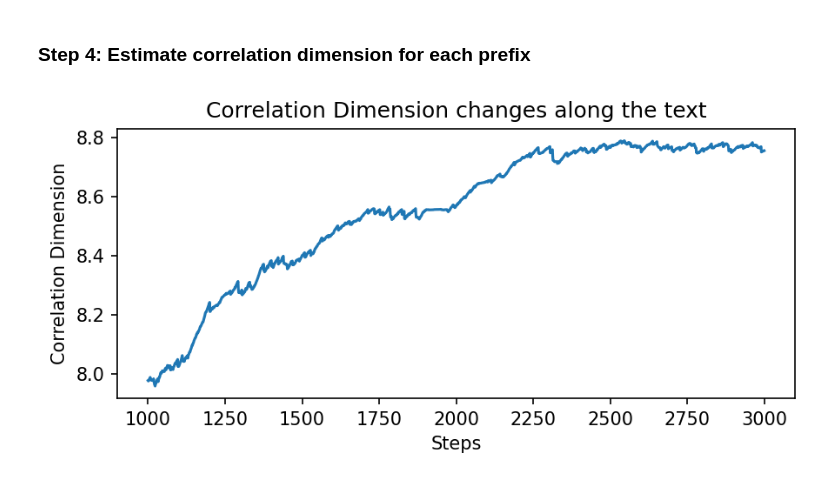
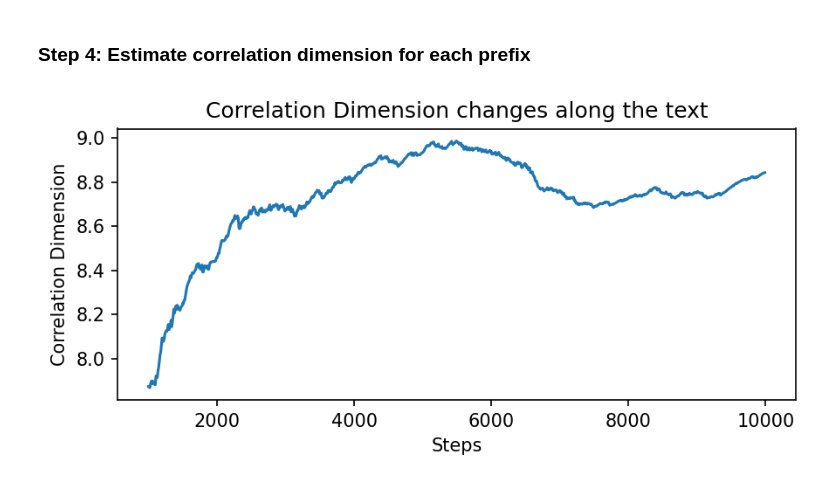
Before and after one commit to kduxin/corrdim, a Jupyter notebook: examples/basic_usage.ipynb, the cells around one changed output. Cells and saved outputs as stored; diff of their text form; code cells hidden in the pictures.

```diff
--- a/examples/basic_usage.ipynb
+++ b/examples/basic_usage.ipynb
@@ -179,23 +157,21 @@ Calculate correlation integral values for a range of epsilon (distance threshold
 epsilons = torch.logspace(-20, 20, 10000, device="cuda")
 
 # Compute correlation integral for each epsilon
-corrint = corrdim.correlation_integral(logprobs, epsilons)
+curve = corrdim.curve_from_vectors(logprobs)
 # %% [markdown]
 ### Step 4: Estimate correlation dimension
 
 Fit the correlation dimension from the correlation integral curve.
 # %%
 # Our custom implementation: compute correlation dimension from the curve
-result = corrdim.CorrelationDimensionCalculator.compute_correlation_dimension_from_curve(
-    epsilons=epsilons.cpu().numpy(),
-    corrints=corrint.cpu().numpy(),
-    sequence_length=logprobs.shape[0],
+result = corrdim.estimate_dimension_from_curve(
+    curve=curve,
     correlation_integral_range="auto",
 )
 
 # Plot the results
 fig, ax = plt.subplots(1, 1, figsize=(4, 3), dpi=150)
-ax.plot(result.epsilons_linear_region, result.corrints_linear_region,
+ax.plot(result.epsilons_linear_region, result.corrints_linear_region, '.-',
         label=f"corrdim = {result.corrdim:.2f}")
 ax.set_xscale("log")
 ax.set_yscale("log")
@@ -223,9 +198,8 @@ import corrdim
 model_name = "Qwen/Qwen2.5-1.5B"
 model = transformers.AutoModelForCausalLM.from_pretrained(
     model_name,
-    device_map="cuda",
     dtype=torch.float16,
-)
+).to("cuda")
 tokenizer = transformers.AutoTokenizer.from_pretrained(model_name)
 
 # Load a single article as example
@@ -242,7 +216,7 @@ Get log-probability vectors for each token.
 **Note**: Without dimension reduction, the full vocabulary is very large, so we use 3,000 tokens here to manage memory.
 # %%
 # Tokenize and get model outputs
-max_tokens = 3000
+max_tokens = 10000
 inputs = tokenizer(text, max_length=max_tokens, truncation=True, return_tensors="pt").to("cuda")
 outputs = model(**inputs)
 logits = outputs.logits[0]
@@ -251,4 +225,7 @@ logits = outputs.logits[0]
 logprobs = logits.log_softmax(-1)
 print(f"Log-probabilities shape: {logprobs.shape}")
 print(f"Vocabulary size: {logprobs.shape[1]}")
+
+logprobs = corrdim.reduce_dimension(logprobs, num_groups=8192)
+print(f"Reduced log-probabilities shape: {logprobs.shape}")
 # %% [output]
@@ -267,27 +245,32 @@ corrints_arr = corrdim.progressive_correlation_integral(logprobs, epsilons)
 # %%
 # Our custom implementation: compute correlation dimension from the curve
 fig, ax = plt.subplots(1, 1, figsize=(6, 3), dpi=150)
 
-epsilon_range=(500, 1200)
+epsilon_range=(500, 1200)       # <-- This would change the value of corrdim
 colormap = plt.get_cmap("coolwarm")
 
-corrdims = pd.Series()
-for i in range(1000, max_tokens):      # Skip first 1000 tokens
+xs = []
+ys = []
+for i in range(1000, max_tokens, 10):      # Skip first 1000 tokens
     corrints = corrints_arr[i]
-    result = corrdim.CorrelationDimensionCalculator.compute_correlation_dimension_from_curve(
-        epsilons=epsilons.cpu().numpy(),
-        corrints=corrints.cpu().numpy(),
-        sequence_length=logprobs.shape[0],
+    result = corrdim.estimate_dimension_from_curve(
+        curve=corrdim.CurveResult(
+            epsilons=epsilons.cpu().numpy(),
+            corrints=corrints.cpu().numpy(),
+            sequence_length=logprobs.shape[0],
+        ),
+        correlation_integral_range=None,
         epsilon_range=epsilon_range,
     )
-    corrdims[i] = result.corrdim
+    xs.append(i)
+    ys.append(result.corrdim)
 
-plt.plot(corrdims)
+plt.plot(xs, ys)
 
 ax.set_xlabel("Steps")
 ax.set_ylabel("Correlation Dimension")
 ax.set_title("Correlation Dimension changes along the text")
 plt.tight_layout()
 plt.show()
 # %% [output]
-[figure, old version]
+[figure, new version]
```
Also changed, not shown: parts of 11 cells of this notebook, 31 other files.
